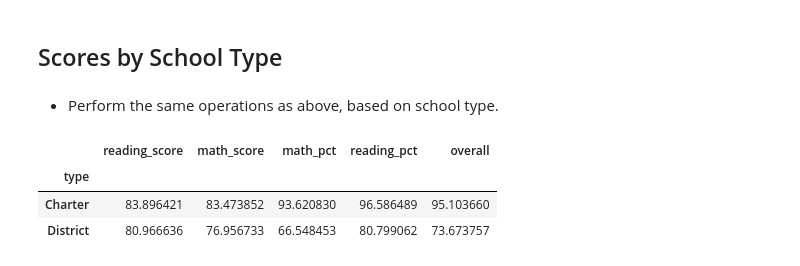
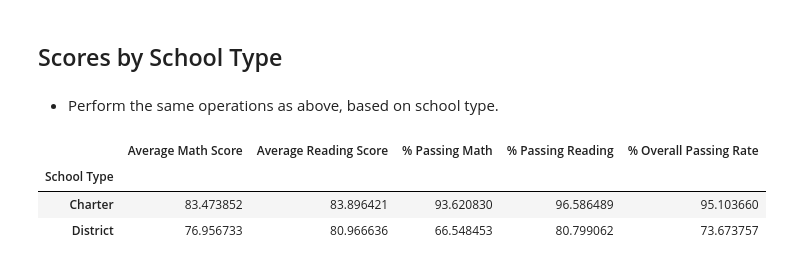
Before and after one commit to nvanlangen/pandas-challenge, a Jupyter notebook: PyCitySchools/PyCitySchools_NVL.ipynb, the cells around one changed output. Cells and saved outputs as stored; diff of their text form; code cells hidden in the pictures.

```diff
--- a/PyCitySchools/PyCitySchools_NVL.ipynb
+++ b/PyCitySchools/PyCitySchools_NVL.ipynb
@@ -100,5 +85,4 @@ totals_df
 * Sort and display the top five schools in overall passing rate
 # %%
 school_summary_data = school_data
-school_summary_data["BudgetPerStudent"] = school_data["budget"] / school_data["size"]
-school_summary_data
+school_summary_data["Per Student Budget"] = school_data["budget"] / school_data["size"]
@@ -122,31 +89,34 @@ school_summary_data
 # %%
 student_summary_data = student_data.groupby("school_name")
-#student_summary_data.sum()
+
 student_summary_mean = student_summary_data.mean()
-
 student_summary_mean = student_summary_mean.drop(columns="Student ID")
-student_summary_mean
 
 student_math_pass = student_data.loc[student_data["math_score"] >=70,:]
 student_math_pass_temp = student_math_pass.groupby("school_name")
 student_math_pass_by_school = student_math_pass_temp.count()
 student_math_pass_by_school = student_math_pass_by_school.drop(["Student ID","student_name","gender","grade","reading_score"],axis=1)
 student_math_pass_by_school=student_math_pass_by_school.rename(columns={"math_score": "math_passed"})
-student_math_pass_by_school
+
 student_reading_pass = student_data.loc[student_data["reading_score"] >=70,:]
 student_reading_pass_temp = student_reading_pass.groupby("school_name")
 student_reading_pass_by_school = student_reading_pass_temp.count()
 student_reading_pass_by_school = student_reading_pass_by_school.drop(["Student ID","student_name","gender","grade","math_score"],axis=1)
 student_reading_pass_by_school=student_reading_pass_by_school.rename(columns={"reading_score": "reading_passed"})
-student_reading_pass_by_school
 
 student_summary_data_by_school = pd.merge(student_math_pass_by_school,student_reading_pass_by_school,on=["school_name"])
 student_summary_data_by_school = pd.merge(student_summary_data_by_school,student_summary_mean,on=["school_name"])
 school_summary_data2 = pd.merge(student_summary_data_by_school,school_summary_data,on=["school_name"])
-school_summary_data2["math_pct"] = school_summary_data2["math_passed"]/school_summary_data2["size"]*100
-school_summary_data2["reading_pct"] = school_summary_data2["reading_passed"]/school_summary_data2["size"]*100
-school_summary_data2["overall"] = (school_summary_data2["math_pct"] + school_summary_data2["reading_pct"])/2
+school_summary_data2["% Passing Math"] = school_summary_data2["math_passed"]/school_summary_data2["size"]*100
+school_summary_data2["% Passing Reading"] = school_summary_data2["reading_passed"]/school_summary_data2["size"]*100
+school_summary_data2["% Overall Passing Rate"] = (school_summary_data2["% Passing Math"] + school_summary_data2["% Passing Reading"])/2
 
+#school_summary_sorted["School Name","School Type","Total Students","Total School Budget","Per Student Budget","Average Math Score","Average Reading Score","% Passing Math","% Passing Reading","% Overall Passing Rate"]
+school_summary_sorted = school_summary_data2[['school_name','type','size','budget','Per Student Budget','math_score','reading_score','% Passing Math','% Passing Reading','% Overall Passing Rate']].copy()
 
-school_summary_data2.sort_values("overall",ascending=False)
+school_summary_sorted=school_summary_sorted.rename(columns={"type":"School Type","size": "Total Students","budget":"Total School Budget","math_score":"Average Math Score","reading_score":"Average Reading Score"})
+
+school_summary_sorted = school_summary_sorted.set_index("school_name")
+school_summary_sorted_Desc = school_summary_sorted.sort_values("% Overall Passing Rate",ascending=False)
+school_summary_sorted_Desc.head(5)
 # %% [output]
@@ -358,12 +319,17 @@ scores_by_size2
 * Perform the same operations as above, based on school type.
 # %%
 scores_by_type = school_summary_data2.copy()
+scores_by_type = scores_by_type.rename(columns={"type":"School Type"})
+scores_by_type2 = scores_by_type.groupby("School Type").mean()
 
-scores_by_type2 = scores_by_type.groupby("type").mean()
-scores_by_type2 = scores_by_type2.drop(["math_passed","reading_passed","School ID","size","budget","BudgetPerStudent"],axis=1)
-scores_by_type2
+scores_by_type2 = scores_by_type2.drop(["math_passed","reading_passed","School ID","size","budget","Per Student Budget"],axis=1)
+scores_by_type3 = scores_by_type2[['math_score','reading_score','% Passing Math', '% Passing Reading',
+       '% Overall Passing Rate']].copy()
+
+scores_by_type3 = scores_by_type3.rename(columns={"math_score":"Average Math Score","reading_score":"Average Reading Score"})
+scores_by_type3
 # %% [output]
-|  | reading_score | math_score | math_pct | reading_pct | overall |
-| type |  |  |  |  |  |
-| Charter | 83.896421 | 83.473852 | 93.620830 | 96.586489 | 95.103660 |
-| District | 80.966636 | 76.956733 | 66.548453 | 80.799062 | 73.673757 |
+|  | Average Math Score | Average Reading Score | % Passing Math | % Passing Reading | % Overall Passing Rate |
+| School Type |  |  |  |  |  |
+| Charter | 83.473852 | 83.896421 | 93.620830 | 96.586489 | 95.103660 |
+| District | 76.956733 | 80.966636 | 66.548453 | 80.799062 | 73.673757 |
```
Also changed, not shown: parts of 10 cells of this notebook.
